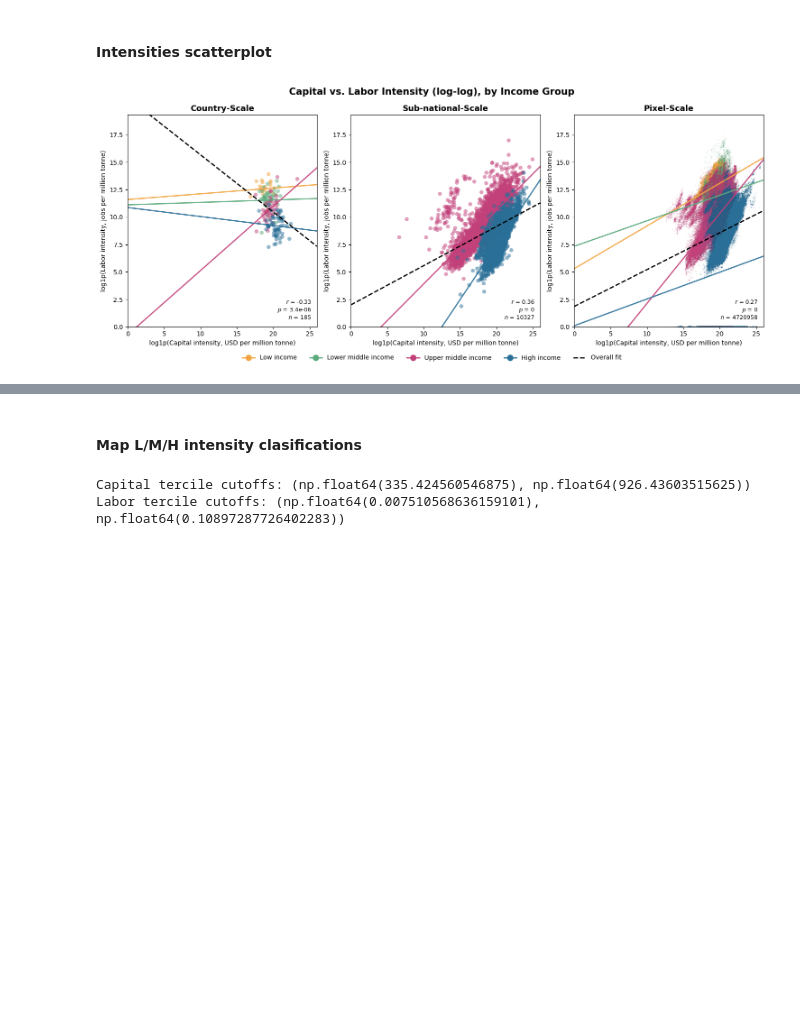
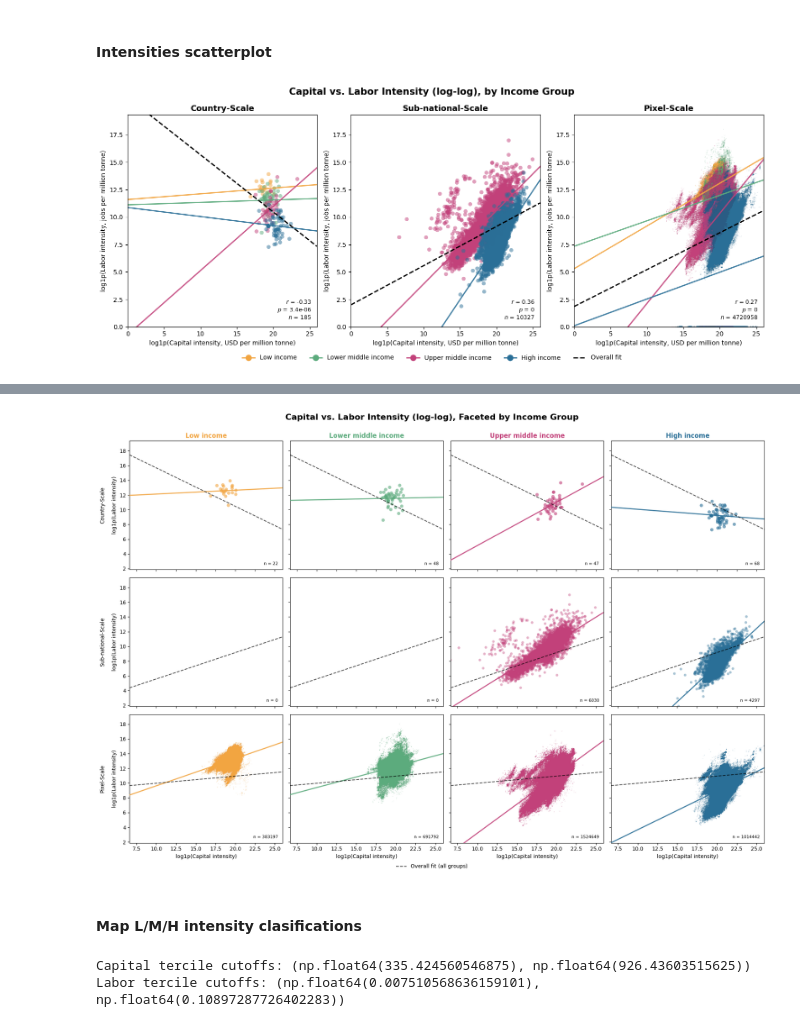
Before and after one commit to carinamani/AgDownscaling, a Jupyter notebook: 04_FIGURES/analyze_intensity_relationships.ipynb, the cells around one changed output, grey strips where cells are left out. Cells and saved outputs as stored; diff of their text form; code cells hidden in the pictures; blank space fills up the shorter version.

```diff
--- a/04_FIGURES/analyze_intensity_relationships.ipynb
+++ b/04_FIGURES/analyze_intensity_relationships.ipynb
@@ -169,9 +173,10 @@ Sub-national-scale correlation (log1p-log1p):
 cap_vals = log1p_capital_intensity_per_million_tonne.squeeze().values.flatten()
 lab_vals = log1p_labor_intensity_per_million_tonne.squeeze().values.flatten()
 
-# mask so both capital and labor have intensities
+# mask so both capital and labor have intensities, dropping pixels where either is zero
 finite_mask = np.isfinite(cap_vals) & np.isfinite(lab_vals)
-valid_mask = (finite_mask)
+nonzero_mask = (cap_vals != 0) & (lab_vals != 0)
+valid_mask = finite_mask & nonzero_mask
 
 # get values
 x_pixel = cap_vals[valid_mask]
@@ -224,6 +229,7 @@ income_vals = income_raster.flatten()
 
 valid_mask = (
     finite_mask &
+    nonzero_mask &
     (income_vals != -1)
 )
 
@@ -345,3 +499,73 @@ plt.show()
+# %%
+##### Small multiples: facet by income group, rows = scale
+
+fig, axes = plt.subplots(3, 4, figsize=(18, 12), sharex=True, sharey=True)
+
+scale_configs = [
+    ("Country-Scale", x_country, y_country, income_country, lr_country, dict(point_alpha=0.6, point_size=40)),
+    ("Sub-national-Scale", x_sub, y_sub, income_sub, lr_sub, dict(point_alpha=0.4, point_size=25)),
+    ("Pixel-Scale", x_pixel, y_pixel, income_pixel, lr_pixel, dict(point_alpha=0.1, point_size=2)),
+]
+
+x_line_full = np.linspace(xlim[0], xlim[1], 100)
+
+for row, (scale_title, x, y, groups, lr, style) in enumerate(scale_configs):
+    for col, (group, color) in enumerate(income_colors.items()):
+        ax = axes[row, col]
+        mask = groups == group
+        n_group = mask.sum()
+
+        ax.scatter(
+            x[mask], y[mask], alpha=style["point_alpha"], s=style["point_size"],
+            color=color, edgecolor="none"
+        )
+
+        # group-specific line of best fit
+        if n_group >= 3:
+            lr_group = stats.linregress(x[mask], y[mask])
+            y_line_group = lr_group.intercept + lr_group.slope * x_line_full
+            ax.plot(x_line_full, y_line_group, color=color, linewidth=2, linestyle="-", alpha=0.9, zorder=5)
+
+        # overall (all-groups) line of best fit for reference
+        y_line = lr.intercept + lr.slope * x_line_full
+        ax.plot(x_line_full, y_line, color="black", linewidth=1.5, linestyle="--", alpha=0.7, zorder=6)
+
+        ax.set_xlim(xlim)
+        ax.set_ylim(ylim)
+
+        ax.text(
+            0.97, 0.03, f"n = {n_group}",
+            transform=ax.transAxes, ha="right", va="bottom", fontsize=8,
+            bbox=dict(facecolor="white", alpha=0.7, edgecolor="none")
+        )
+
+        # column headers (income group names) on top row only
+        if row == 0:
+            ax.set_title(group, fontsize=12, weight="bold", color=color)
+
+        # row labels (scale names) on leftmost column only
+        if col == 0:
+            ax.set_ylabel(f"{scale_title}\n\nlog1p(Labor intensity)", fontsize=10)
+        else:
+            ax.set_ylabel("")
+
+        # x labels on bottom row only
+        if row == 2:
+            ax.set_xlabel("log1p(Capital intensity)", fontsize=10)
+
+# legend: overall fit line only (group colors are conveyed by column headers)
+fit_line_handle = plt.Line2D([0], [0], color="black", linewidth=1.5, linestyle="--", alpha=0.7, label="Overall fit (all groups)")
+fig.legend(
+    handles=[fit_line_handle],
+    loc="lower center", ncol=1, bbox_to_anchor=(0.5, -0.02), frameon=False, fontsize=10
+)
+
+fig.suptitle("Capital vs. Labor Intensity (log-log), Faceted by Income Group", fontsize=16, weight="bold", y=1.0)
+plt.tight_layout()
+fig.savefig(f"{fd}/capital_labor_scatter_facet_income.png", dpi=300, bbox_inches="tight")
+plt.show()
+# %% [output]
+[figure, added]
 # %% [markdown]
 #### Map L/M/H intensity clasifications
 # %%
```
Also changed, not shown: parts of 4 cells of this notebook, 5 other files.
